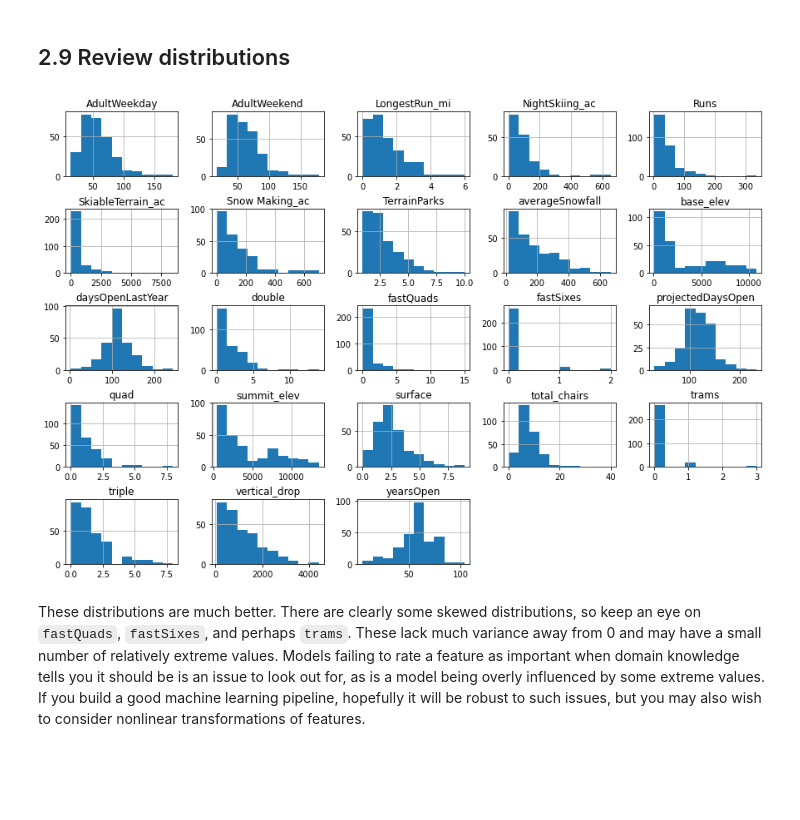
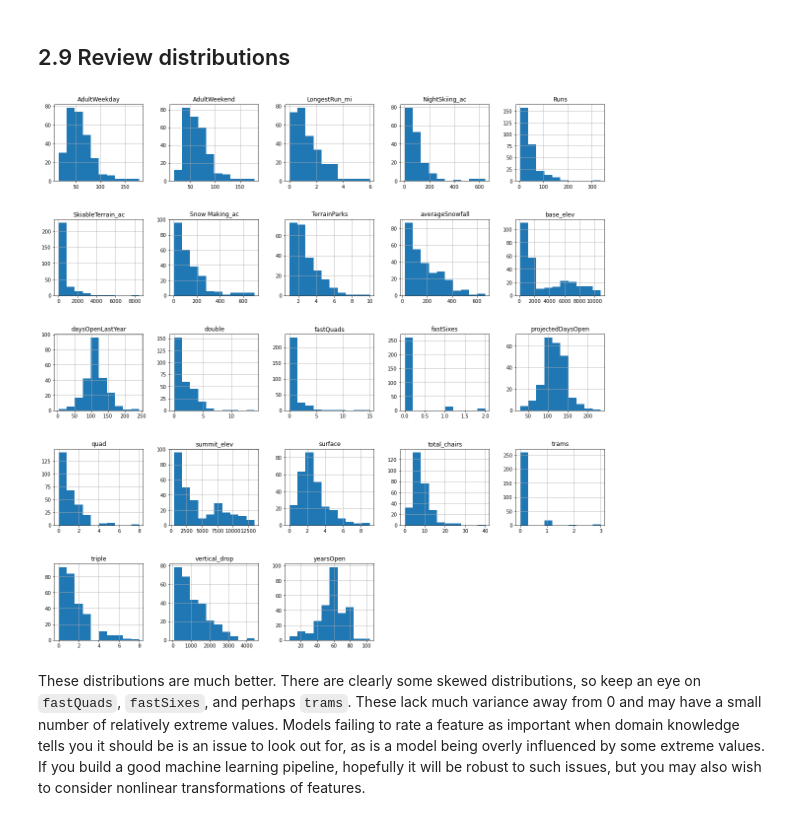
Before and after one commit to Nisarg93/DataScienceGuidedCapstone, a Jupyter notebook: Notebooks/02_data_wrangling.ipynb, the cells around one changed output. Saved outputs shown, nothing was run; the diff lists cells and outputs as text; code cells hidden in the pictures; blank space fills up the shorter version.

```diff
--- a/Notebooks/02_data_wrangling.ipynb
+++ b/Notebooks/02_data_wrangling.ipynb
@@ -529,7 +580,7 @@ ski_data.___[39, 'SkiableTerrain_ac']
 # %%
 #Code task 22#
 #Use the .loc accessor again to modify this value with the correct value of 1819
-ski_data.___[39, 'SkiableTerrain_ac'] = ___
+ski_data.loc[39, 'SkiableTerrain_ac'] = 1819
 # %%
 #Code task 23#
 #Use the .loc accessor a final time to verify that the value has been modified
@@ -600,7 +653,7 @@ Drop the fastEight column in its entirety; half the values are missing and all b
 # %%
 #Code task 24#
 #Drop the 'fastEight' column from ski_data. Use inplace=True
-ski_data.drop(columns=___, inplace=___)
+ski_data.drop(columns='fastEight', inplace=True)
 # %% [markdown]
 What about yearsOpen? How many resorts have purportedly been open for more than 100 years?
 # %%
@@ -692,14 +758,14 @@ About 14% of the rows have no price data. As the price is your target, these row
 # %%
 #Code task 28#
 #Use `missing_price` to remove rows from ski_data where both price values are missing
-ski_data = ski_data[___ != 2]
+ski_data = ski_data[missing_price != 2]
 # %% [markdown]
 ## 2.9 Review distributions<a id='2.9_Review_distributions'></a>
 # %%
-ski_data.hist(figsize=(15, 10))
+ski_data.hist(figsize=(20, 20))
 plt.subplots_adjust(hspace=0.5);
 # %% [output]
-[figure, old version]
+[figure, new version]
 # %% [markdown]
 These distributions are much better. There are clearly some skewed distributions, so keep an eye on `fastQuads`, `fastSixes`, and perhaps `trams`. These lack much variance away from 0 and may have a small number of relatively extreme values.  Models failing to rate a feature as important when domain knowledge tells you it should be is an issue to look out for, as is a model being overly influenced by some extreme values. If you build a good machine learning pipeline, hopefully it will be robust to such issues, but you may also wish to consider nonlinear transformations of features.
 # %% [markdown]
```
Also changed, not shown: parts of 39 cells of this notebook, 8 other files.
